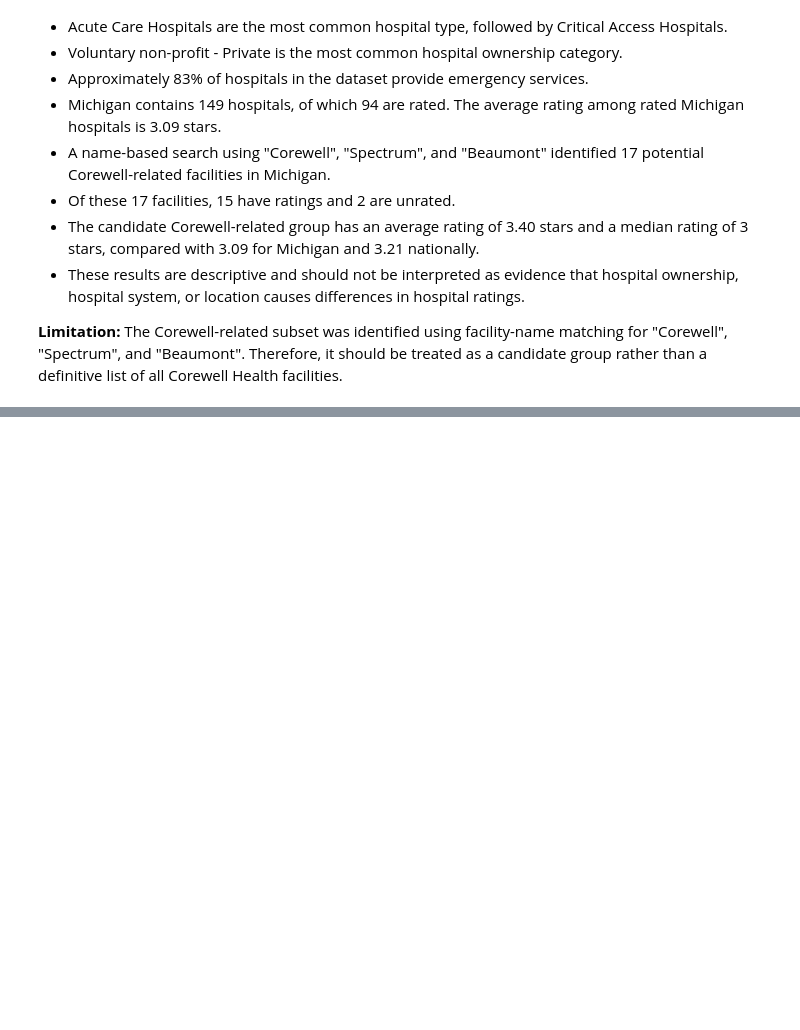
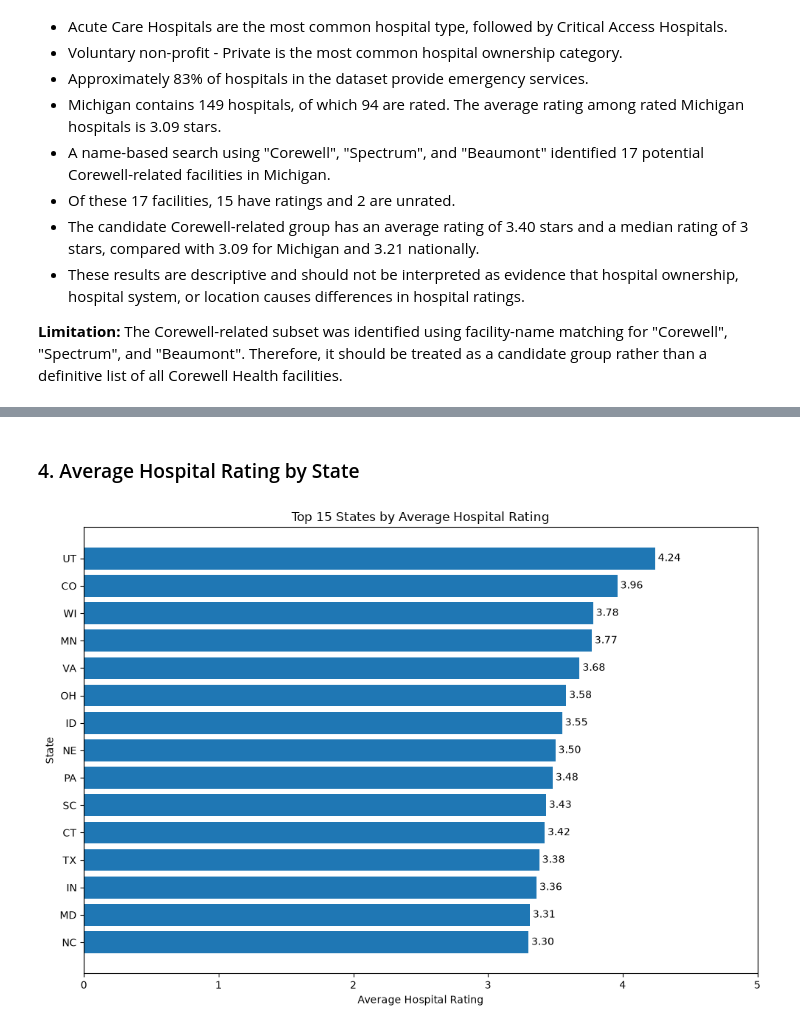
Before and after one commit to kirui-star/cms-hospital-data-analysis, a Jupyter notebook: hospital_analysis.ipynb, the cells around one changed output, grey strips where cells are left out. Saved outputs shown, nothing was run; the diff lists cells and outputs as text; code cells hidden in the pictures; blank space fills up the shorter version.

```diff
--- a/hospital_analysis.ipynb
+++ b/hospital_analysis.ipynb
@@ -897,0 +1012,35 @@ The exploratory analysis identified several important patterns in the hospital d
+# %% [markdown]
+### 4. Average Hospital Rating by State
+# %%
+state_rating_plot = (
+    state_summary[state_summary["Rated_Hospitals"] >= 20]
+    .sort_values("Average_Rating", ascending=False)
+    .head(15)
+    .sort_values("Average_Rating")
+)
+
+plt.figure(figsize=(10, 7))
+
+bars = plt.barh(
+    state_rating_plot.index,
+    state_rating_plot["Average_Rating"]
+)
+
+plt.title("Top 15 States by Average Hospital Rating")
+plt.xlabel("Average Hospital Rating")
+plt.ylabel("State")
+plt.xlim(0, 5)
+
+for bar in bars:
+    width = bar.get_width()
+    plt.text(
+        width,
+        bar.get_y() + bar.get_height() / 2,
+        f" {width:.2f}",
+        va="center"
+    )
+
+plt.tight_layout()
+plt.show()
+# %% [output]
+[figure, added]
```
Also changed, not shown: parts of 12 cells of this notebook.
